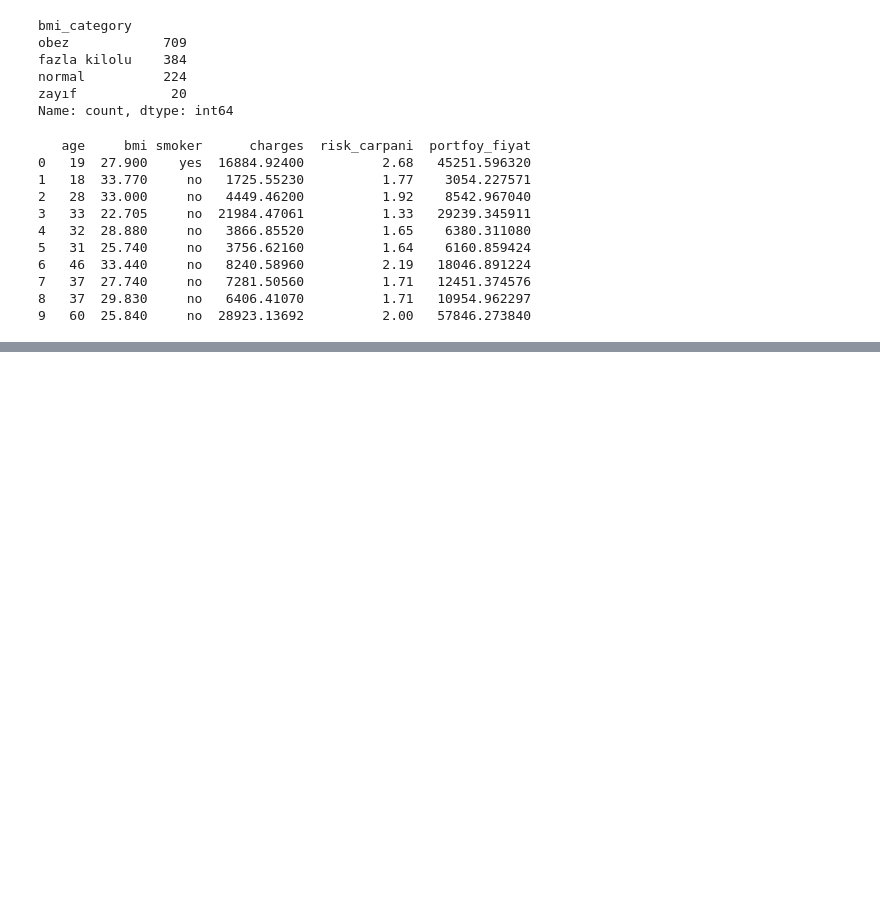
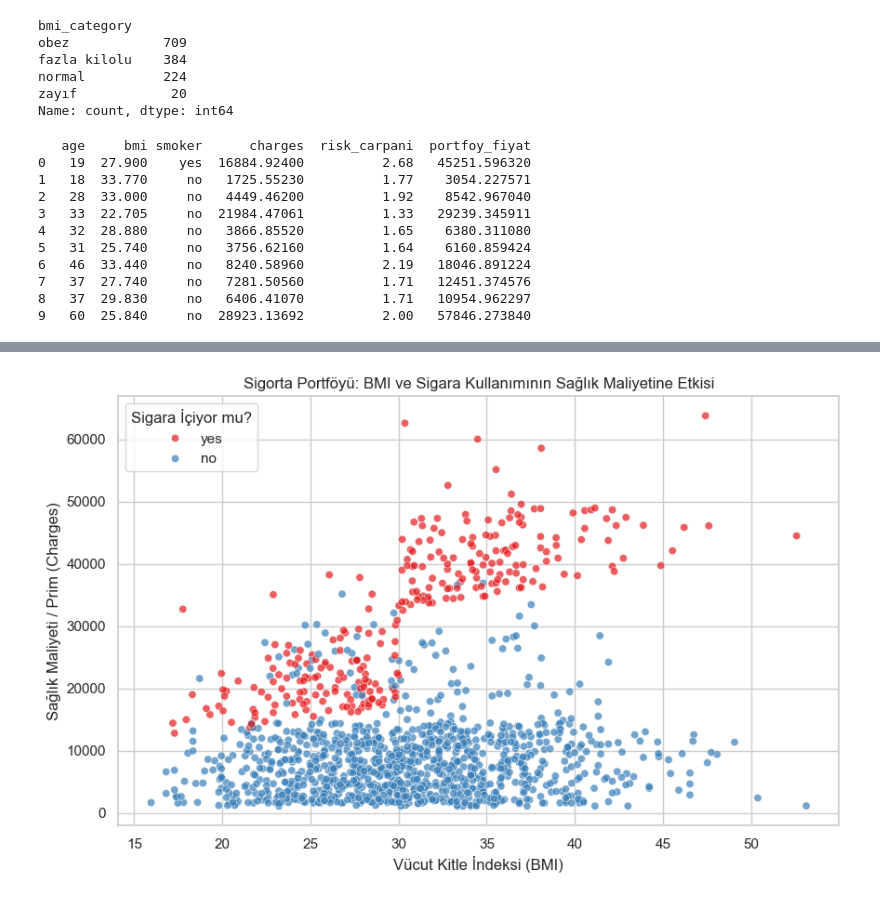
Before and after one commit to hazarrzz/Actuarial-Data-Science-Roadmap, a Jupyter notebook: WEEK - 1/demograpich-risk-classification/demografik_risk_profilleme.ipynb, the cells around one changed output, grey strips where cells are left out. Drawn from its saved outputs; the diff is of its cells as text; code cells hidden in the pictures; blank space fills up the shorter version.

Commit message:
seaborn grafik kodları güncellendi

```diff
--- a/WEEK - 1/demograpich-risk-classification/demografik_risk_profilleme.ipynb
+++ b/WEEK - 1/demograpich-risk-classification/demografik_risk_profilleme.ipynb
@@ -14,2 +16,2 @@ import pandas as pd
 # %%
-df = pd.read_csv(r"C:\Users\hazar\Desktop\kodlama\python kodlama pratikleri\practise\demografik_risk_profilleme\dataset\insurance.csv")
+df = pd.read_csv(r"C:\Users\hazar\Desktop\Actuarial-Data-Science-Roadmap\projects\WEEK - 1\demograpich-risk-classification\dataset\insurance.csv")
@@ -213,0 +227,23 @@ NameError: name 'profiler' is not defined
+# %%
+# Grafiksel gösterim
+# Grafik stilini ve boyutunu ayarlama
+sns.set_theme(style="whitegrid")
+plt.figure(figsize=(10, 6))
+
+# BMI ve Sigara durumunun maliyete (charges) etkisini görselleştirme
+sns.scatterplot(
+    data=df,
+    x="bmi",
+    y="charges",
+    hue="smoker",       # Sigara içenleri ve içmeyenleri farklı renklerle ayırır
+    palette="Set1",
+    alpha=0.7
+)
+
+plt.title("Sigorta Portföyü: BMI ve Sigara Kullanımının Sağlık Maliyetine Etkisi")
+plt.xlabel("Vücut Kitle İndeksi (BMI)")
+plt.ylabel("Sağlık Maliyeti / Prim (Charges)")
+plt.legend(title="Sigara İçiyor mu?")
+plt.show()
+# %% [output]
+[figure, added]
```
Also changed, not shown: parts of 4 cells of this notebook.
